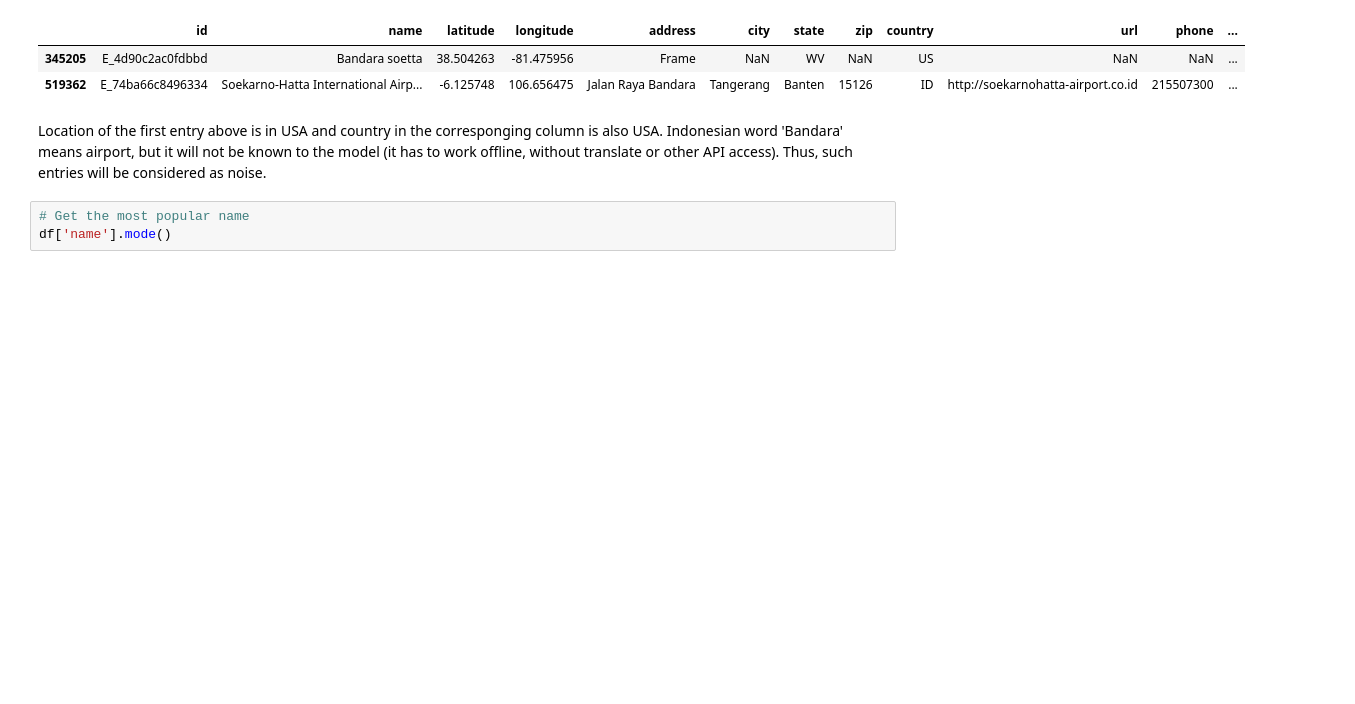
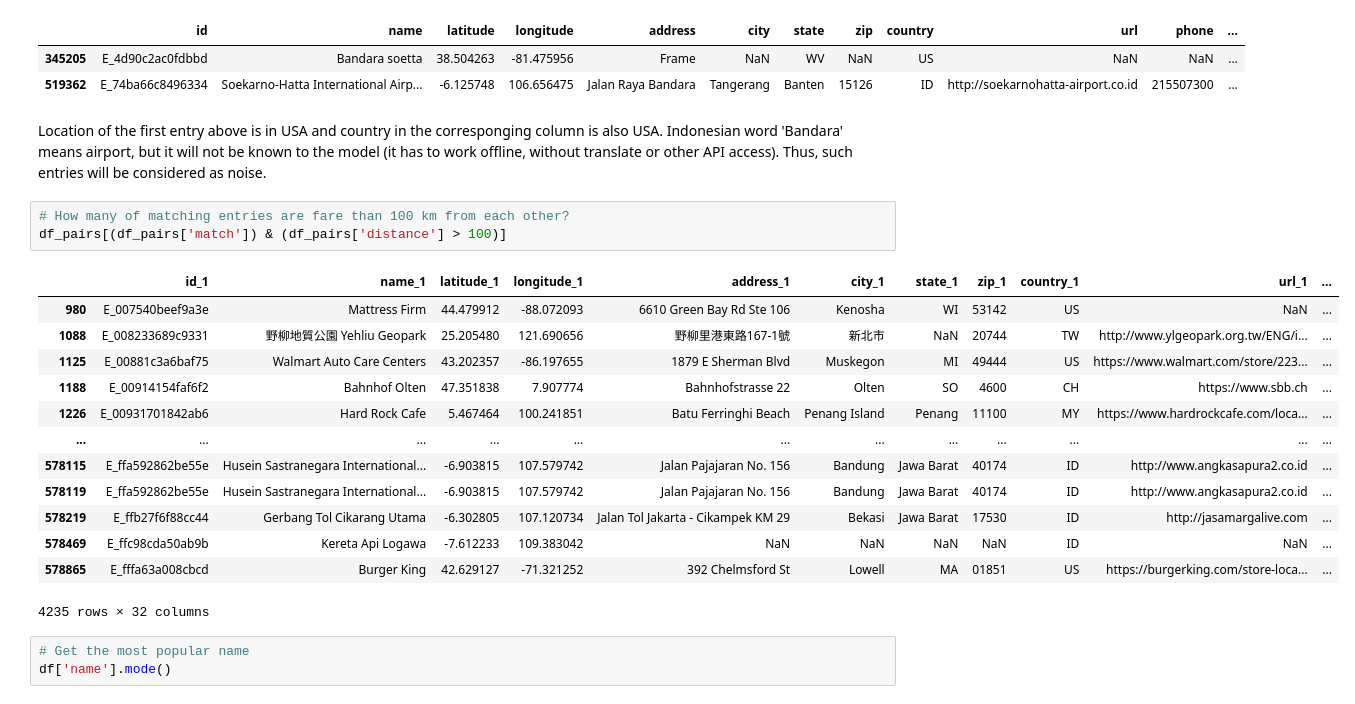
Before and after one commit to ParalogyX/Foursquare_Location_Matching, a Jupyter notebook: EDA.ipynb, the cells around one changed output. Saved outputs shown, nothing was run; the diff lists cells and outputs as text; blank space fills up the shorter version.

Commit message:
tiny update: more name checks

```diff
--- a/EDA.ipynb
+++ b/EDA.ipynb
@@ -836,6 +837,23 @@ df[df['id'].isin(['E_74ba66c8496334', 'E_4d90c2ac0fdbbd'])]
 | 519362 | E_74ba66c8496334 | Soekarno-Hatta International Airp... | -6.125748 | 106.656475 | Jalan Raya Bandara | Tangerang | Banten | 15126 | ID | http://soekarnohatta-airport.co.id | 215507300 | ... |
 # %% [markdown]
 Location of the first entry above is in USA and country in the corresponging column is also USA. Indonesian word 'Bandara' means airport, but it will not be known to the model (it has to work offline, without translate or other API access). Thus, such entries will be considered as noise.
+# %%
+# How many of matching entries are fare than 100 km from each other?
+df_pairs[(df_pairs['match']) & (df_pairs['distance'] > 100)]
+# %% [output]
+|  | id_1 | name_1 | latitude_1 | longitude_1 | address_1 | city_1 | state_1 | zip_1 | country_1 | url_1 | ... |
+| 980 | E_007540beef9a3e | Mattress Firm | 44.479912 | -88.072093 | 6610 Green Bay Rd Ste 106 | Kenosha | WI | 53142 | US | NaN | ... |
+| 1088 | E_008233689c9331 | 野柳地質公園 Yehliu Geopark | 25.205480 | 121.690656 | 野柳里港東路167-1號 | 新北市 | NaN | 20744 | TW | http://www.ylgeopark.org.tw/ENG/i... | ... |
+| 1125 | E_00881c3a6baf75 | Walmart Auto Care Centers | 43.202357 | -86.197655 | 1879 E Sherman Blvd | Muskegon | MI | 49444 | US | https://www.walmart.com/store/223... | ... |
+| 1188 | E_00914154faf6f2 | Bahnhof Olten | 47.351838 | 7.907774 | Bahnhofstrasse 22 | Olten | SO | 4600 | CH | https://www.sbb.ch | ... |
+| 1226 | E_00931701842ab6 | Hard Rock Cafe | 5.467464 | 100.241851 | Batu Ferringhi Beach | Penang Island | Penang | 11100 | MY | https://www.hardrockcafe.com/loca... | ... |
+| ... | ... | ... | ... | ... | ... | ... | ... | ... | ... | ... | ... |
+| 578115 | E_ffa592862be55e | Husein Sastranegara International... | -6.903815 | 107.579742 | Jalan Pajajaran No. 156 | Bandung | Jawa Barat | 40174 | ID | http://www.angkasapura2.co.id | ... |
+| 578119 | E_ffa592862be55e | Husein Sastranegara International... | -6.903815 | 107.579742 | Jalan Pajajaran No. 156 | Bandung | Jawa Barat | 40174 | ID | http://www.angkasapura2.co.id | ... |
+| 578219 | E_ffb27f6f88cc44 | Gerbang Tol Cikarang Utama | -6.302805 | 107.120734 | Jalan Tol Jakarta - Cikampek KM 29 | Bekasi | Jawa Barat | 17530 | ID | http://jasamargalive.com | ... |
+| 578469 | E_ffc98cda50ab9b | Kereta Api Logawa | -7.612233 | 109.383042 | NaN | NaN | NaN | NaN | ID | NaN | ... |
+| 578865 | E_fffa63a008cbcd | Burger King | 42.629127 | -71.321252 | 392 Chelmsford St | Lowell | MA | 01851 | US | https://burgerking.com/store-loca... | ... |
+4235 rows × 32 columns
 # %%
 # Get the most popular name
 df['name'].mode()
```
Also changed, not shown: parts of 1 cell of this notebook.
